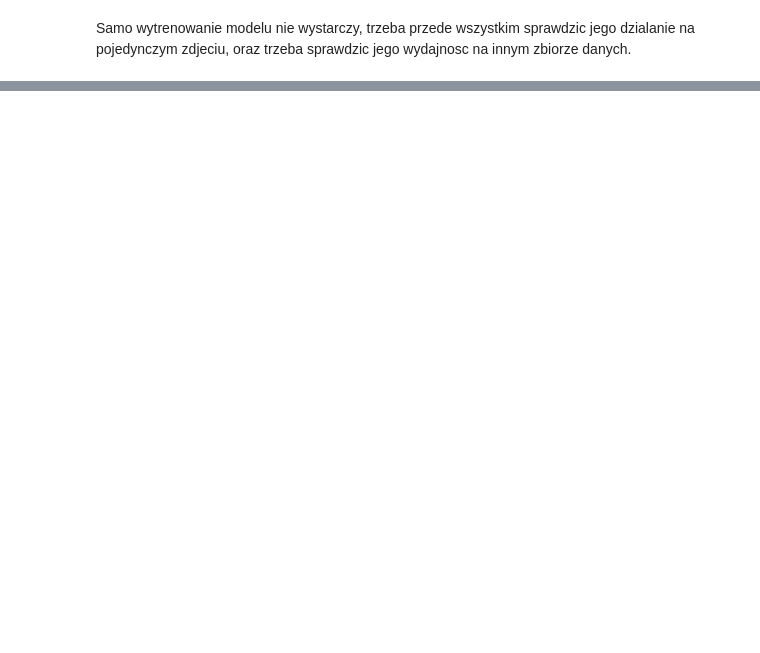
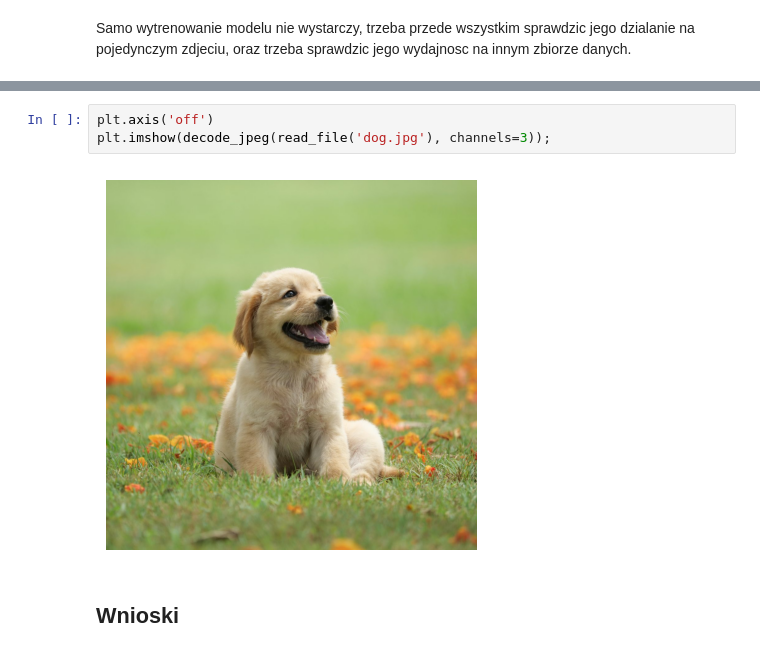
Before and after one commit to KubaKrzych/image_caption_generation, a Jupyter notebook: notebook.ipynb, the cells around one changed output, grey strips where cells are left out. Cells and saved outputs as stored; diff of their text form; blank space fills up the shorter version.

```diff
--- a/notebook.ipynb
+++ b/notebook.ipynb
@@ -533,0 +621,7 @@ def get_photo_ids(filename):
+# %%
+plt.axis('off')
+plt.imshow(decode_jpeg(read_file('dog.jpg'), channels=3));
+# %% [output]
+[figure, added]
+# %% [markdown]
+## Wnioski
```
Also changed, not shown: parts of 58 cells of this notebook.
